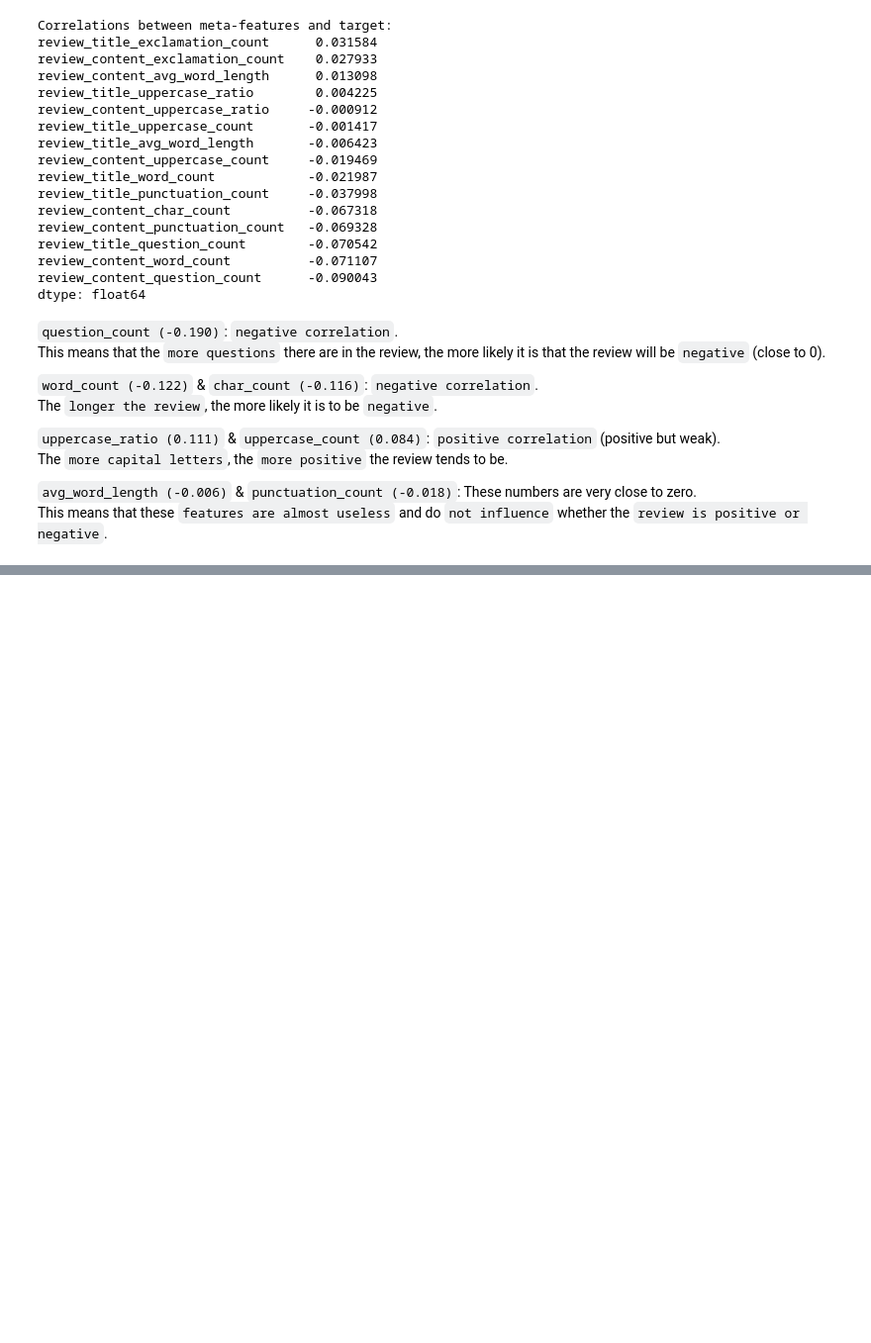
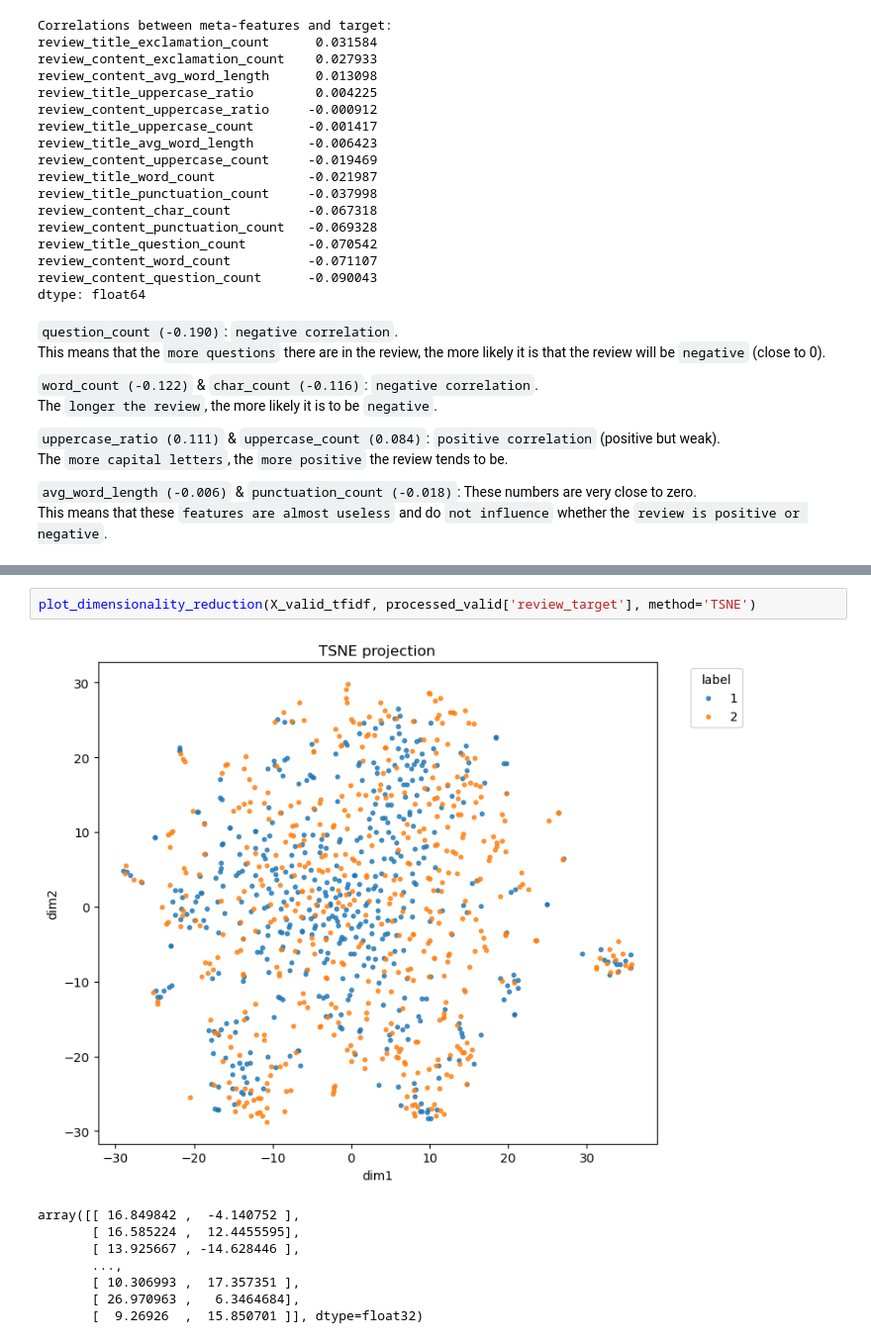
Before and after one commit to elsayedelmandoh/sentiment-sleuth, a Jupyter notebook: notebooks/04_feature_engineering.ipynb, the cells around one changed output, grey strips where cells are left out. Shown at 99% size. Drawn from its saved outputs; the diff is of its cells as text; blank space fills up the shorter version.

```diff
--- a/notebooks/04_feature_engineering.ipynb
+++ b/notebooks/04_feature_engineering.ipynb
@@ -252,0 +286,11 @@ array([[ -1.2793605,  -1.6586918],
+# %%
+plot_dimensionality_reduction(X_valid_tfidf, processed_valid['review_target'], method='TSNE')
+# %% [output]
+[figure, added]
+array([[ 16.849842 ,  -4.140752 ],
+       [ 16.585224 ,  12.4455595],
+       [ 13.925667 , -14.628446 ],
+       ...,
+       [ 10.306993 ,  17.357351 ],
+       [ 26.970963 ,   6.3464684],
+       [  9.26926  ,  15.850701 ]], dtype=float32)
```
Also changed, not shown: parts of 30 cells of this notebook, 7 other files.
